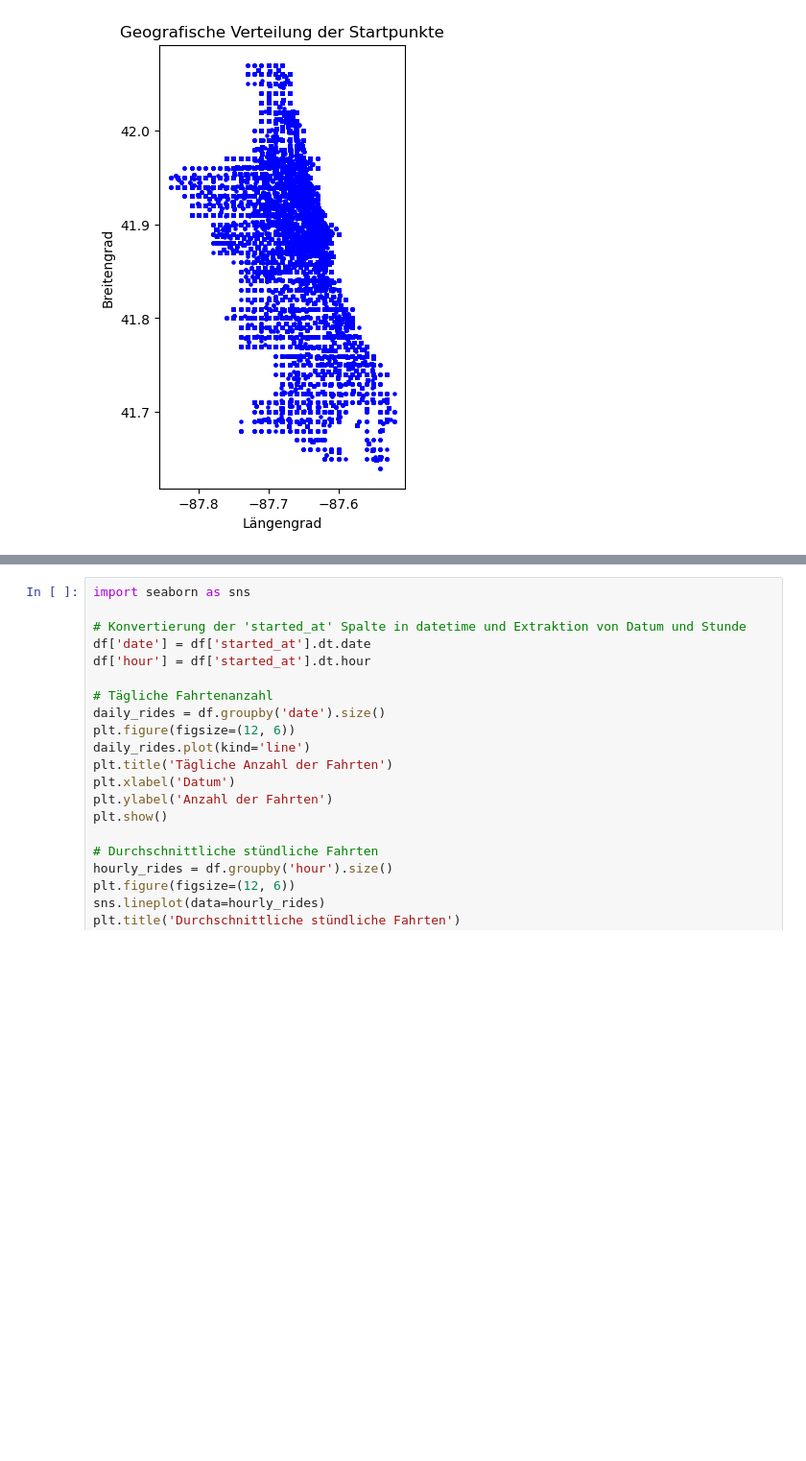
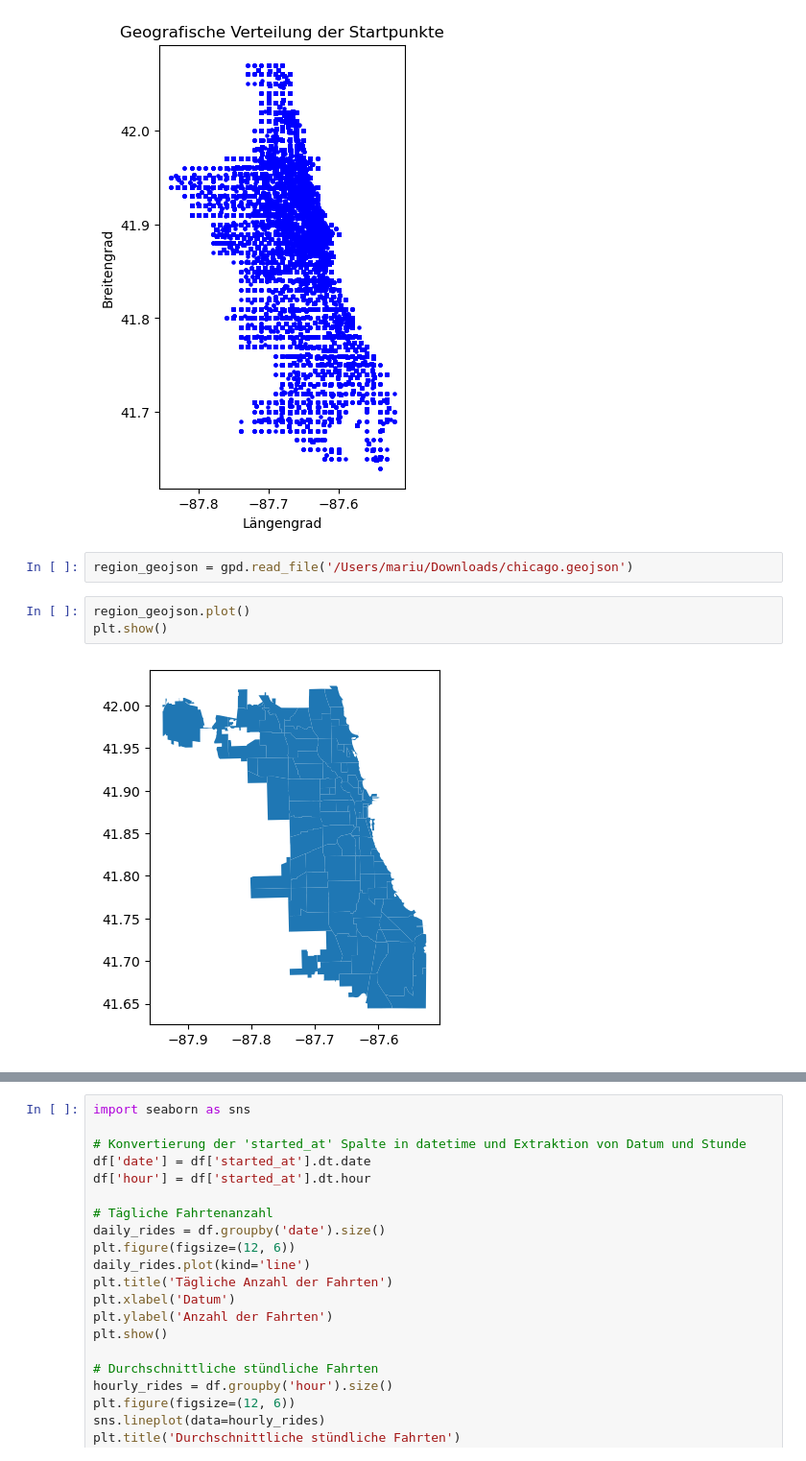
Before and after one commit to MariusRemmlinger/master_thesis, a Jupyter notebook: first_steps.ipynb, the cells around one changed output, grey strips where cells are left out. Shown at 96% size. Cells and saved outputs as stored; diff of their text form; blank space fills up the shorter version.

```diff
--- a/first_steps.ipynb
+++ b/first_steps.ipynb
@@ -327,3 +327,10 @@ plt.ylabel('Breitengrad')
 plt.show()
 # %% [output]
 [figure]
+# %%
+region_geojson = gpd.read_file('/Users/mariu/Downloads/chicago.geojson')
+# %%
+region_geojson.plot()
+plt.show()
+# %% [output]
+[figure, added]
```
Also changed, not shown: parts of 10 cells of this notebook, 1 other file.
